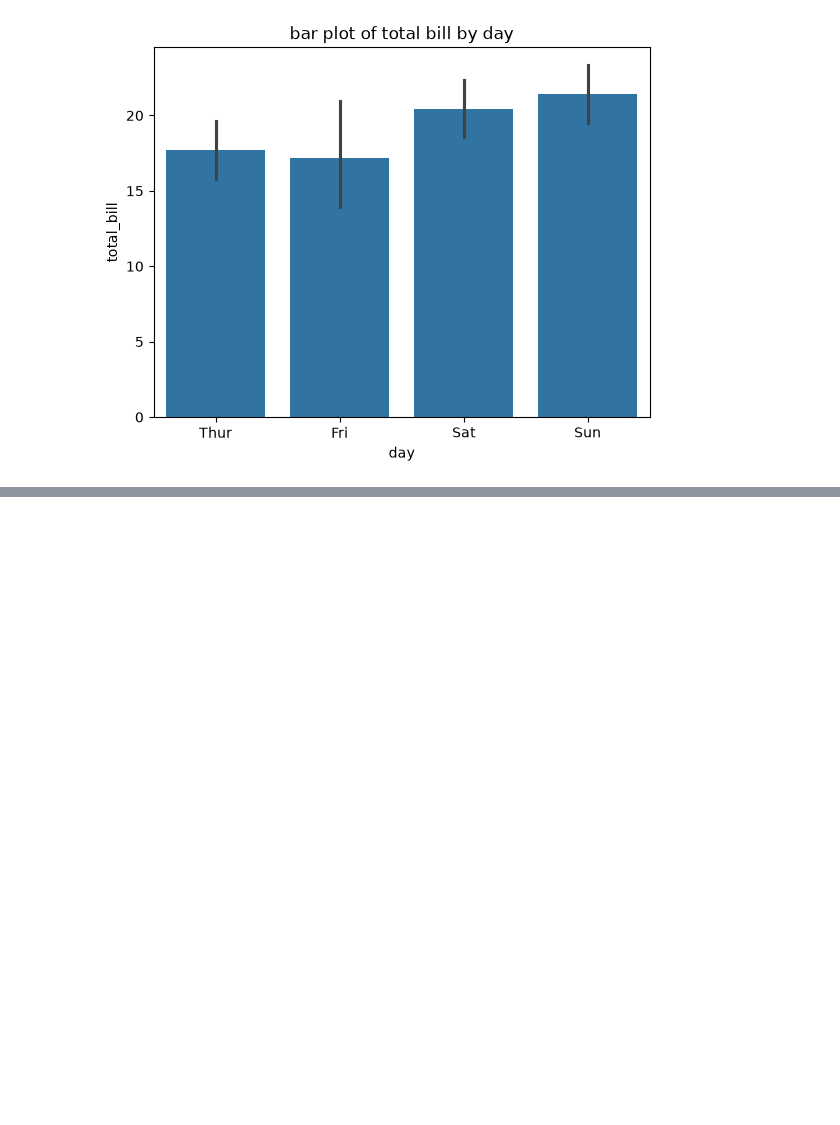
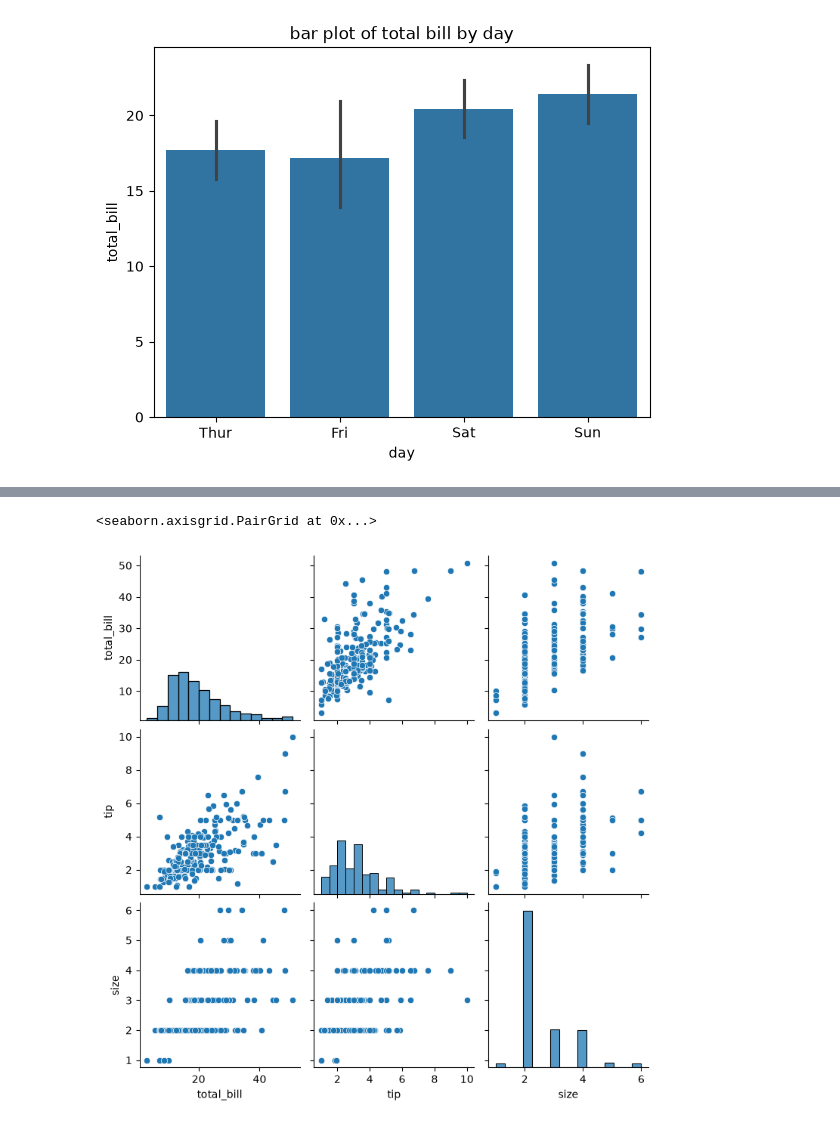
Before and after one commit to SabiahMdk/SabiahDAS, a Jupyter notebook: PYTHON/PYTHON DATA ANALYSIS/Seaborn.ipynb, the cells around one changed output, grey strips where cells are left out. Cells and saved outputs as stored; diff of their text form; code cells hidden in the pictures; blank space fills up the shorter version.

Commit message:
seaborn cont

```diff
--- a/PYTHON/PYTHON DATA ANALYSIS/Seaborn.ipynb
+++ b/PYTHON/PYTHON DATA ANALYSIS/Seaborn.ipynb
@@ -51,0 +67,6 @@ sns.boxplot(x)
+# %%
+## pairplot
+sns.pairplot(tips)
+# %% [output]
+<seaborn.axisgrid.PairGrid at 0x...>
+[figure, added]
```
Also changed, not shown: parts of 8 cells of this notebook.
